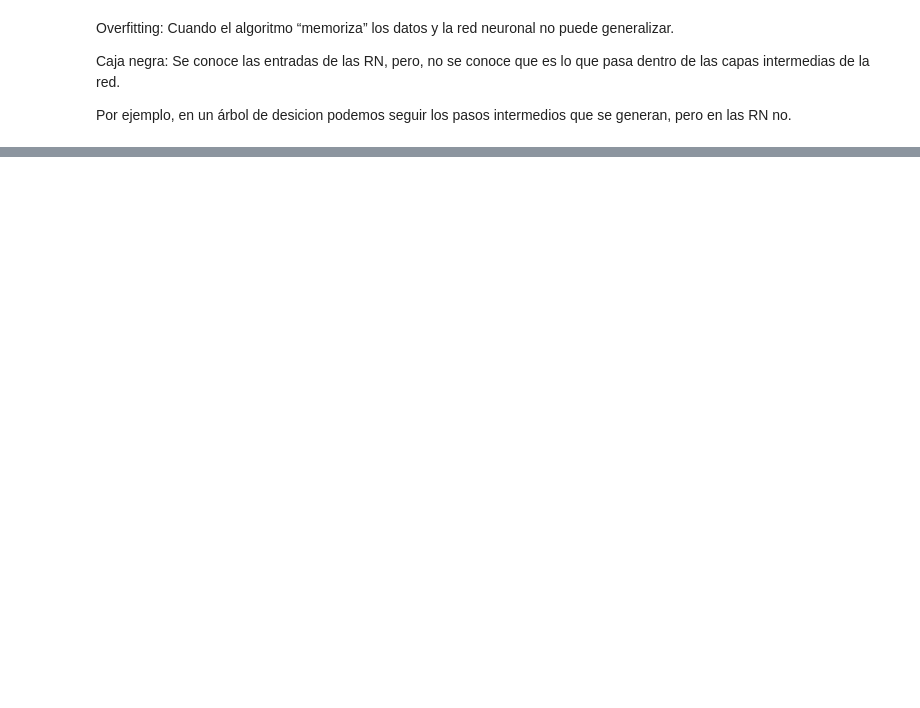
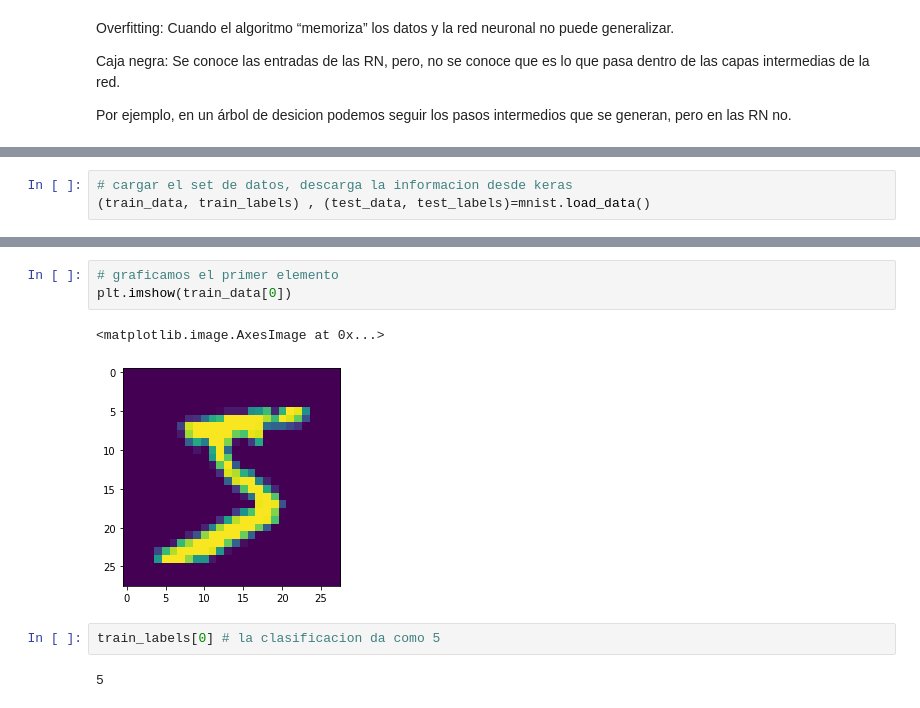
Before and after one commit to Luis-Amagua/Curso_intro_redes_neuronales, a Jupyter notebook: Redes_Neuronales_platzi.ipynb, the cells around one changed output, grey strips where cells are left out. Saved outputs shown, nothing was run; the diff lists cells and outputs as text; blank space fills up the shorter version.

```diff
--- a/Redes_Neuronales_platzi.ipynb
+++ b/Redes_Neuronales_platzi.ipynb
@@ -19,0 +30,3 @@ Por ejemplo, en un árbol de desicion podemos seguir los pasos intermedios que s
+# %%
+# cargar el set de datos, descarga la informacion desde keras
+(train_data, train_labels) , (test_data, test_labels)=mnist.load_data()
@@ -19,0 +58,10 @@ Por ejemplo, en un árbol de desicion podemos seguir los pasos intermedios que s
+# %%
+# graficamos el primer elemento
+plt.imshow(train_data[0])
+# %% [output]
+<matplotlib.image.AxesImage at 0x...>
+[figure, added]
+# %%
+train_labels[0] # la clasificacion da como 5
+# %% [output]
+5
```
Also changed, not shown: parts of 8 cells of this notebook.
